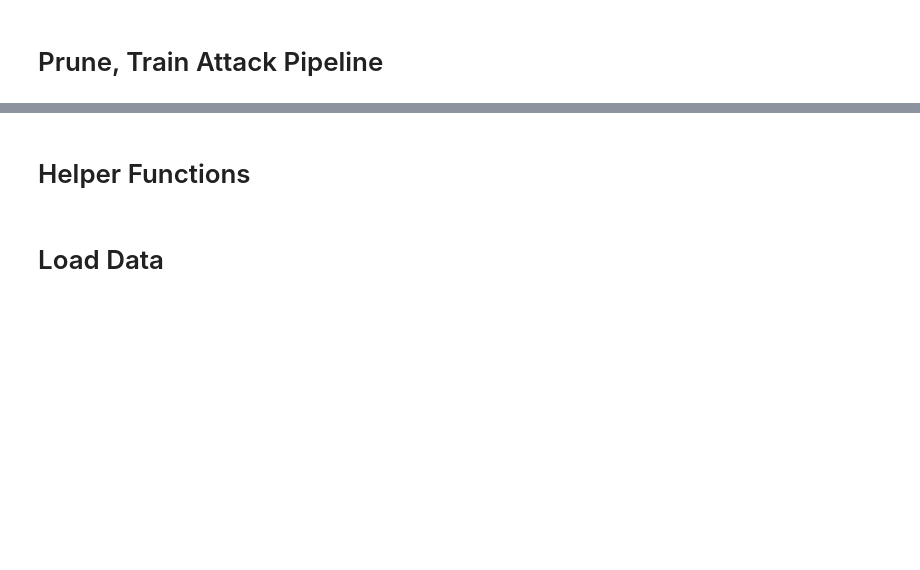
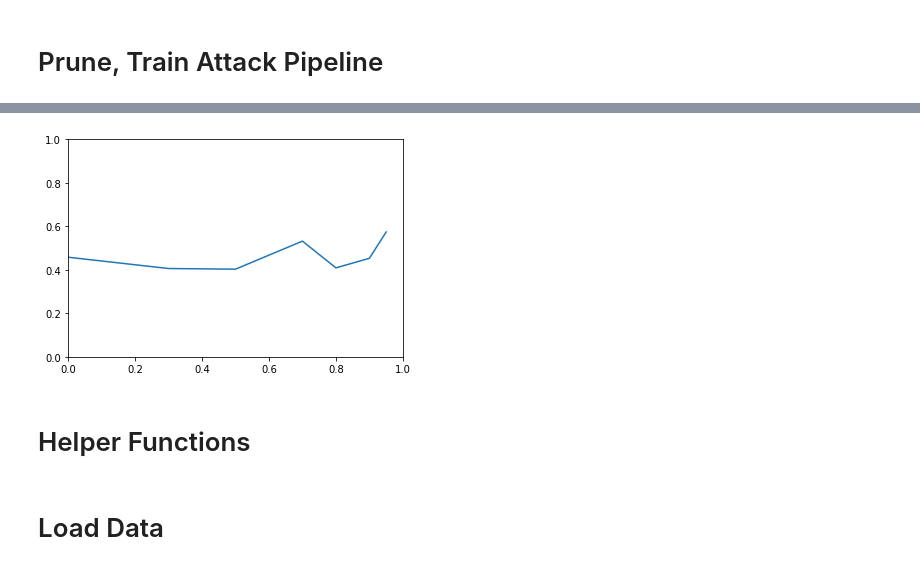
Before and after one commit to FlorianMerkle/network-pruning-and-robustness, a Jupyter notebook: Pipelines/CNN-pipeline.ipynb, the cells around one changed output, grey strips where cells are left out. Cells and saved outputs as stored; diff of their text form; code cells hidden in the pictures; blank space fills up the shorter version.

```diff
--- a/Pipelines/CNN-pipeline.ipynb
+++ b/Pipelines/CNN-pipeline.ipynb
@@ -19,12 +19,12 @@ tf.keras.backend.clear_session()  # For easy reset of notebook state.
 pgd_success_rates = []
 cw_success_rates = []
 all_accuracies = []
-ITERATIONS = 10
+ITERATIONS = 2
+pruning_ratios = [.0, .3, .5, .7, .8, .9, .95, .97, .98, .99]
 for j in tqdm(range(ITERATIONS)):
     accuracies = []
     pgd_success_rate = []
     cw_success_rate = []
-    pruning_ratios = [.0, .3, .5, .7, .8, .9, .95, .97, .98]
     for index, pruning_ratio in tqdm(enumerate(pruning_ratios)):
         model = tf.keras.models.load_model('./saved-models/mini-pipeline-CNN-baseline-model')
         for i in range(index + 1):
@@ -253,13 +287,0 @@ Epoch 18/100
-# %%
-def get_average_success_rates(all_sucess_rates):
-    success_per_pruning_rate=[]
-    for i in range(len(all_success_rates)):
-        for j in range(len(all_success_rates[i])):
-
-            try:
-                success_per_pruning_rate[j].append(all_success_rates[i][j])
-            except:
-                success_per_pruning_rate.append([])
-                success_per_pruning_rate[j].append(all_success_rates[i][j])
-    avg_success_per_pruning_rate = [sum(x)/len(x) for x in success_per_pruning_rate];avg_success_per_pruning_rate
-    return avg_success_per_pruning_rate
@@ -279,3 +288,14 @@ def get_average_accuracies(all_accuracies):
+# %%
+avg_success_rates = get_average_success_rates(pgd_success_rates)
+avg_accuracies = get_average_accuracies(all_accuracies)
+# %%
+
+plt.plot(pruning_ratios, avg_success_rates)
+plt.axis([0,1,0,1])
+#plt.ylabel('some numbers')
+plt.show()
+# %% [output]
+[figure, added]
 # %% [markdown]
 # Helper Functions
 # %%
```
Also changed, not shown: parts of 5 cells of this notebook.
